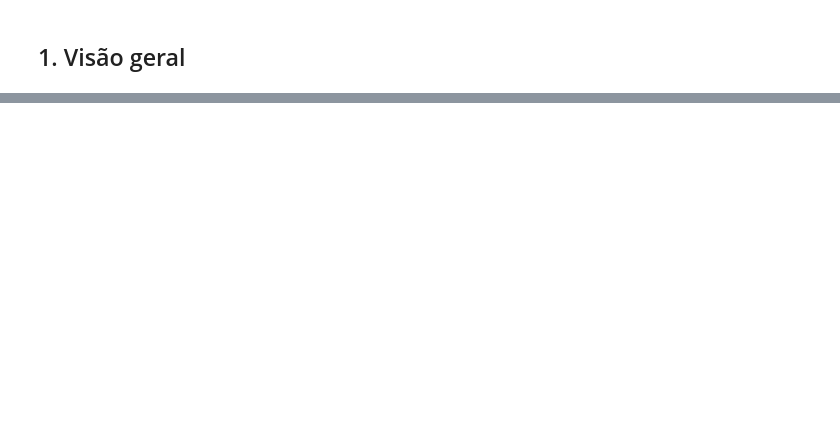
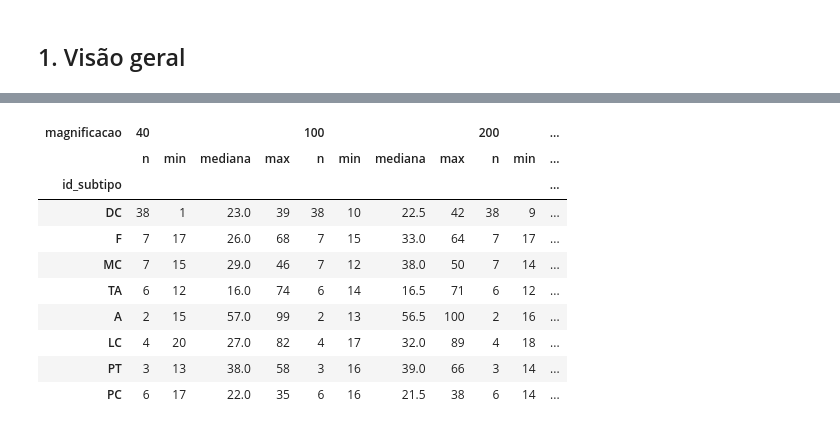
Before and after one commit to joao-snunes/breakhis_fsl_quantification, a Jupyter notebook: notebooks/01_eda.ipynb, the cells around one changed output, grey strips where cells are left out. Drawn from its saved outputs; the diff is of its cells as text; code cells hidden in the pictures; blank space fills up the shorter version.

```diff
--- a/notebooks/01_eda.ipynb
+++ b/notebooks/01_eda.ipynb
@@ -362,0 +193,17 @@ tabela_viabilidade("paciente").style.format("{:.2f}").background_gradient(cmap="
+# %%
+n = df.groupby(["id_subtipo", "id_paciente", "magnificacao"]).size()
+t = n.groupby(["id_subtipo", "magnificacao"]).agg(n="count", min="min", mediana="median", max="max")
+t = t.unstack("magnificacao").reindex(SUBTIPOS).swaplevel(axis=1)
+t[[(m, c) for m in MAGS for c in ["n", "min", "mediana", "max"]]]
+# %% [output]
+| magnificacao | 40 |  |  |  | 100 |  |  |  | 200 |  | ... |
+|  | n | min | mediana | max | n | min | mediana | max | n | min | ... |
+| id_subtipo |  |  |  |  |  |  |  |  |  |  | ... |
+| DC | 38 | 1 | 23.0 | 39 | 38 | 10 | 22.5 | 42 | 38 | 9 | ... |
+| F | 7 | 17 | 26.0 | 68 | 7 | 15 | 33.0 | 64 | 7 | 17 | ... |
+| MC | 7 | 15 | 29.0 | 46 | 7 | 12 | 38.0 | 50 | 7 | 14 | ... |
+| TA | 6 | 12 | 16.0 | 74 | 6 | 14 | 16.5 | 71 | 6 | 12 | ... |
+| A | 2 | 15 | 57.0 | 99 | 2 | 13 | 56.5 | 100 | 2 | 16 | ... |
+| LC | 4 | 20 | 27.0 | 82 | 4 | 17 | 32.0 | 89 | 4 | 18 | ... |
+| PT | 3 | 13 | 38.0 | 58 | 3 | 16 | 39.0 | 66 | 3 | 14 | ... |
+| PC | 6 | 17 | 22.0 | 35 | 6 | 16 | 21.5 | 38 | 6 | 14 | ... |
```
Also changed, not shown: parts of 38 cells of this notebook, 3 other files.
